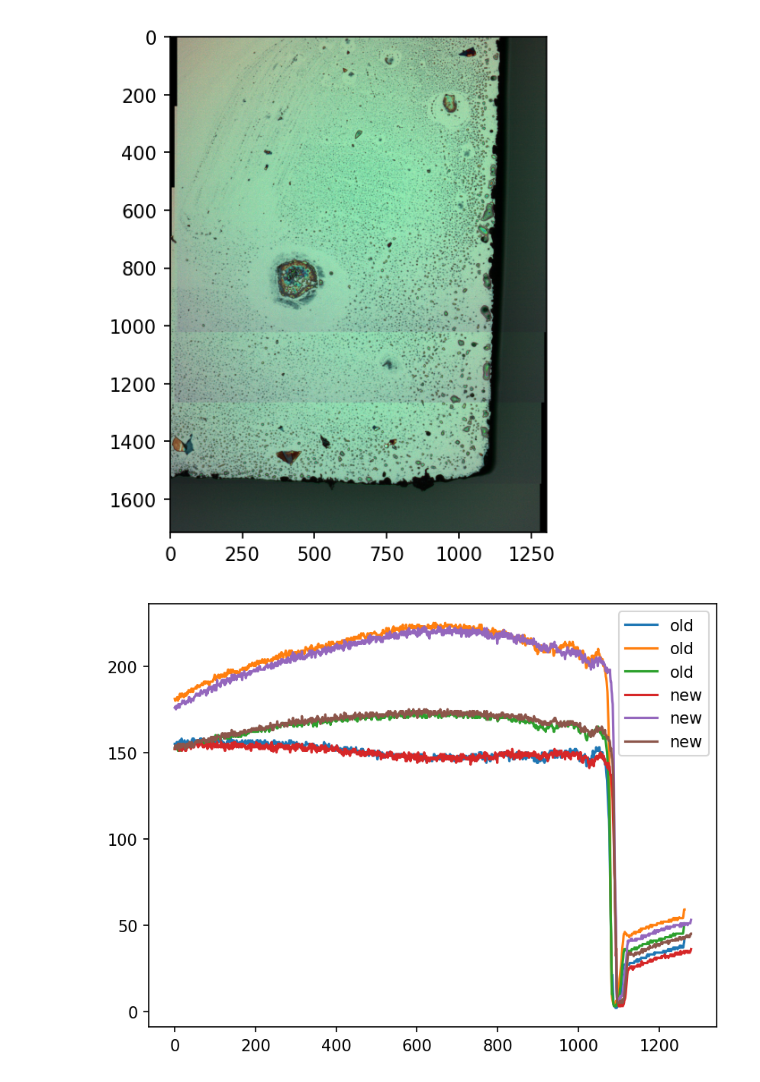
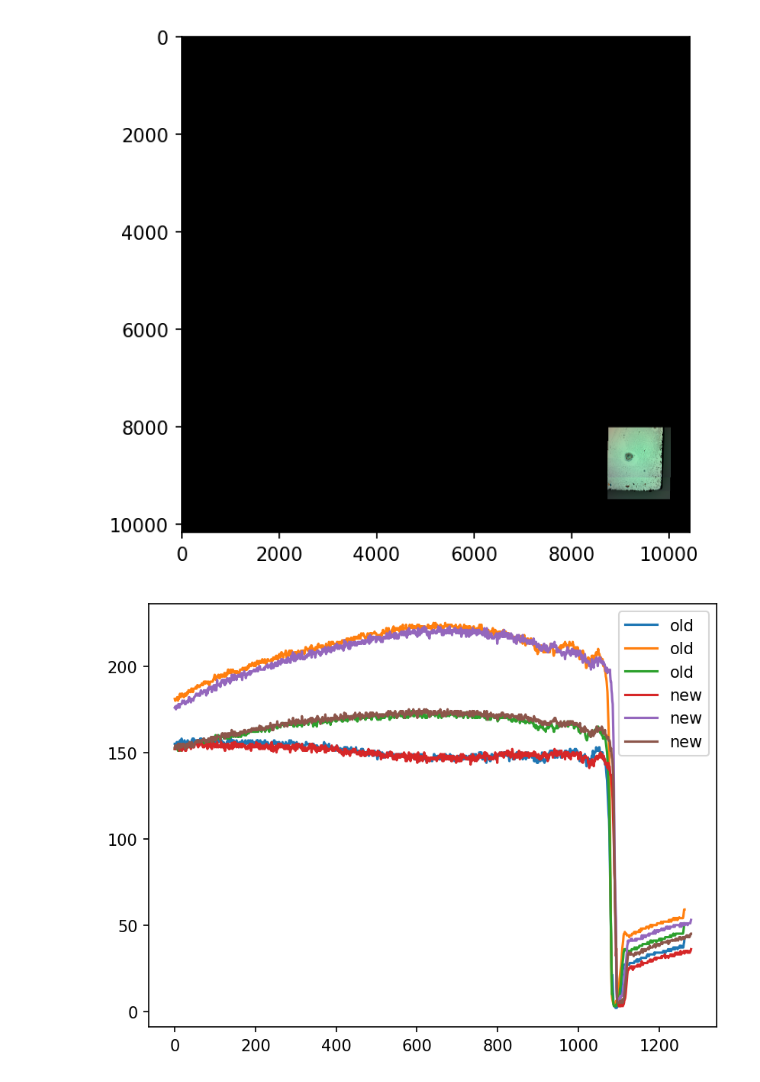
Before and after one commit to Jfeatherstone/stitcher, a Jupyter notebook: ManualStitch.ipynb, the cells around one changed output. Drawn from its saved outputs; the diff is of its cells as text; code cells hidden in the pictures.

```diff
--- a/ManualStitch.ipynb
+++ b/ManualStitch.ipynb
@@ -35,22 +36,30 @@ Found 5 stable images
 # %%
 stitchedOffsets = [[0,0]]
+stitchedOffsetErrors = [0]
 stitchedRotations = [0]
+
+matcherType = 'flann'
 
 imgArr = [cv2.imread(images[i]) for i in stableImageIndices]
 
-fd = st.FeatureDetector('akaze')
-features = [fd.detect_features(np.mean(imgArr[i], axis=-1)) for i in range(len(imgArr))]
+fd = st.FeatureDetector('sift')
+features = [fd.detect_features(np.mean(imgArr[i], axis=-1)) for i in tqdm.tqdm(range(len(imgArr)))]
 
 for i in tqdm.tqdm(range(len(imgArr)-1)):
 
-    # BFMatcher with default params
-    bf = cv2.BFMatcher()
-    matches = bf.knnMatch(features[i]["descriptors"], features[i+1]["descriptors"], k=2)
+    if matcherType == 'flann':
+        matcher = cv2.DescriptorMatcher_create(cv2.DescriptorMatcher_FLANNBASED)
+        matches = matcher.knnMatch(features[i]["descriptors"], features[i+1]["descriptors"], k=2)
+    else:
+        # BFMatcher with default params
+        matcher = cv2.BFMatcher()
+        matches = bf.knnMatch(features[i]["descriptors"], features[i+1]["descriptors"], k=2)
 
     # Apply ratio test
     good = []
+    ratioThreshold = .5
     for m,n in matches:
-        if m.distance < 0.75*n.distance:
+        if m.distance < ratioThreshold*n.distance:
             good.append(m)
 
     da = []
@@ -70,6 +79,7 @@ for i in tqdm.tqdm(range(len(imgArr)-1)):
     dr = np.array(dr)
 
     stitchedOffsets.append(np.median(dr, axis=0))
+    stitchedOffsetErrors.append(np.sqrt(np.std(dr[:,0])**2 + np.std(dr[:,1])**2))
     stitchedRotations.append(np.median(da))
 
 stitchedOffsets = np.array(stitchedOffsets)
@@ -77,18 +106,27 @@ stitchedRotations = np.array(stitchedRotations)
 # %%
 # concat images
-approxStitchSize = (5*int(np.abs(np.sum(stitchedOffsets[:,0]))),
-                    5*int(np.abs(np.sum(stitchedOffsets[:,0]))))
 
-approxStitchSize = (6000, 6000)
+absoluteStitchPositions = np.cumsum(stitchedOffsets, axis=0)
+
+left, right = np.min(absoluteStitchPositions[:,0]), np.max(absoluteStitchPositions[:,0])
+top, bottom = np.min(absoluteStitchPositions[:,0]), np.max(absoluteStitchPositions[:,0])
+
+extraPadding = 300
+
+approxStitchSize = (int(np.abs(right - left) + imgArr[0].shape[1] + extraPadding),
+                    int(np.abs(bottom - top) + imgArr[-1].shape[0] + extraPadding))
+
+#approxStitchSize = (12000, 12000)
 
 pastedImages = []
 corners = []
 
 stitchedImage = Image.new('RGB', approxStitchSize)
-currOffset = np.array([4*approxStitchSize[0]/6, 4*approxStitchSize[1]/6])
+currOffset = np.array([approxStitchSize[0] - imgArr[0].shape[1] - extraPadding + (absoluteStitchPositions[0,0] - right),
+                       approxStitchSize[1] - imgArr[0].shape[1] - extraPadding + (absoluteStitchPositions[0,1] - bottom)])
 currRotation = 0
 
-for i in tqdm.tqdm(range(len(imgArr[:4]))):
+for i in tqdm.tqdm(range(len(imgArr))[:3]):
     currOffset = currOffset + stitchedOffsets[i]
 
     # Grab what the region that is about to be pasted over looks like
@@ -103,36 +141,36 @@ for i in tqdm.tqdm(range(len(imgArr[:4]))):
 
 #     plt.plot(oldHorizontalGrad, label='old')
 #     plt.plot(newHorizontalGrad, label='new')
 #     plt.legend()
 #     plt.show()
 
 #     plt.plot(oldVerticalGrad, label='old')
 #     plt.plot(newVerticalGrad, label='new')
 #     plt.legend()
 #     plt.show()
 
     #img = np.where(1 - np.isnan(currRegionImg), imgArr[i]*.5 + currRegionImg*.5, imgArr[i])
     #img = st.equalizeSpatialGradients(img, strength=.1)
     img = imgArr[i]
 
     img = Image.fromarray(img.astype(np.uint8))
     img.rotate(currRotation + stitchedRotations[i])
 
     pastedImages.append(img)
     corners.append((int(currOffset[0]), int(currOffset[1])))
     # plt.imshow(currRegionImg.astype(np.uint8))
     # plt.show()
 
     stitchedImage.paste(img, (int(currOffset[0]), int(currOffset[1])))
     currRotation += stitchedRotations[i]
 
-stitchedImage, cropCorner = st.cropToContent(stitchedImage, True)
-corners = np.array(corners) - np.array(cropCorner)
+#stitchedImage, cropCorner = st.cropToContent(stitchedImage, True)
+#corners = np.array(corners) - np.array(cropCorner)
 
 plt.imshow(stitchedImage)
 plt.show()
 # %% [output]
-[figure, old version]
+[figure, new version]
 # %%
 Image.fromarray(stitchedImage).save('test_stitch.png')
 # %%
```
Also changed, not shown: parts of 4 cells of this notebook, 3 other files.
